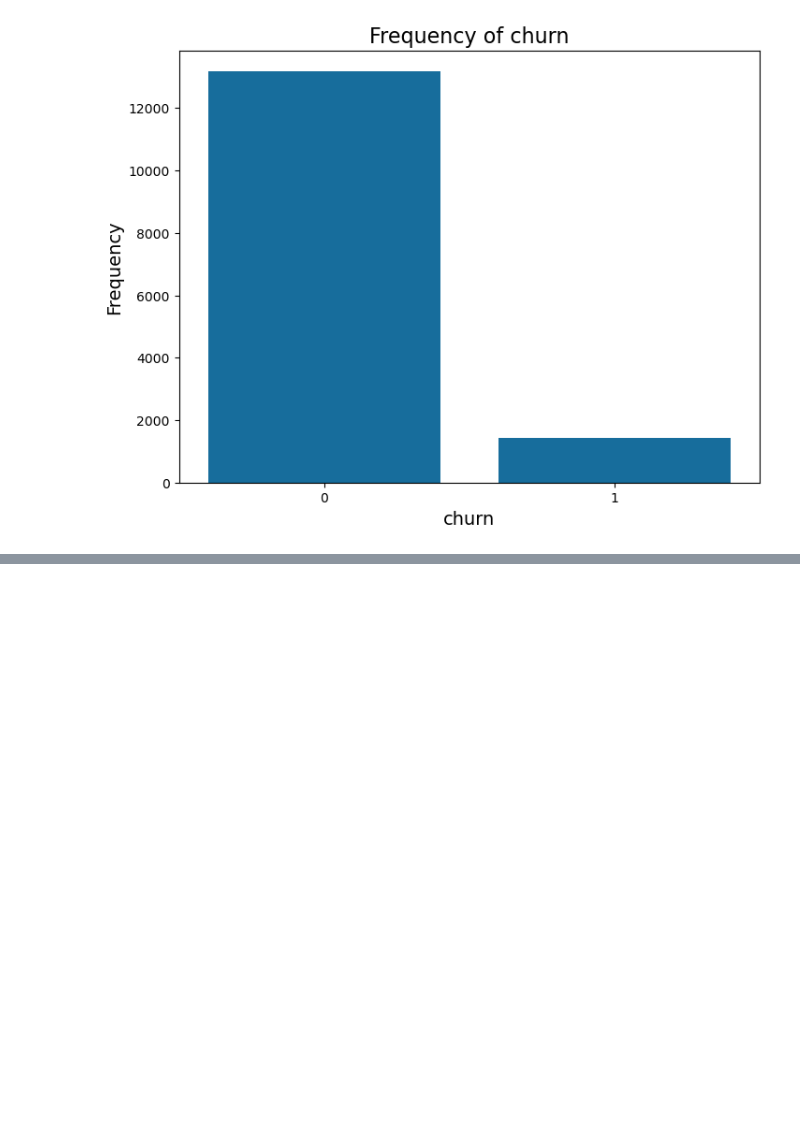
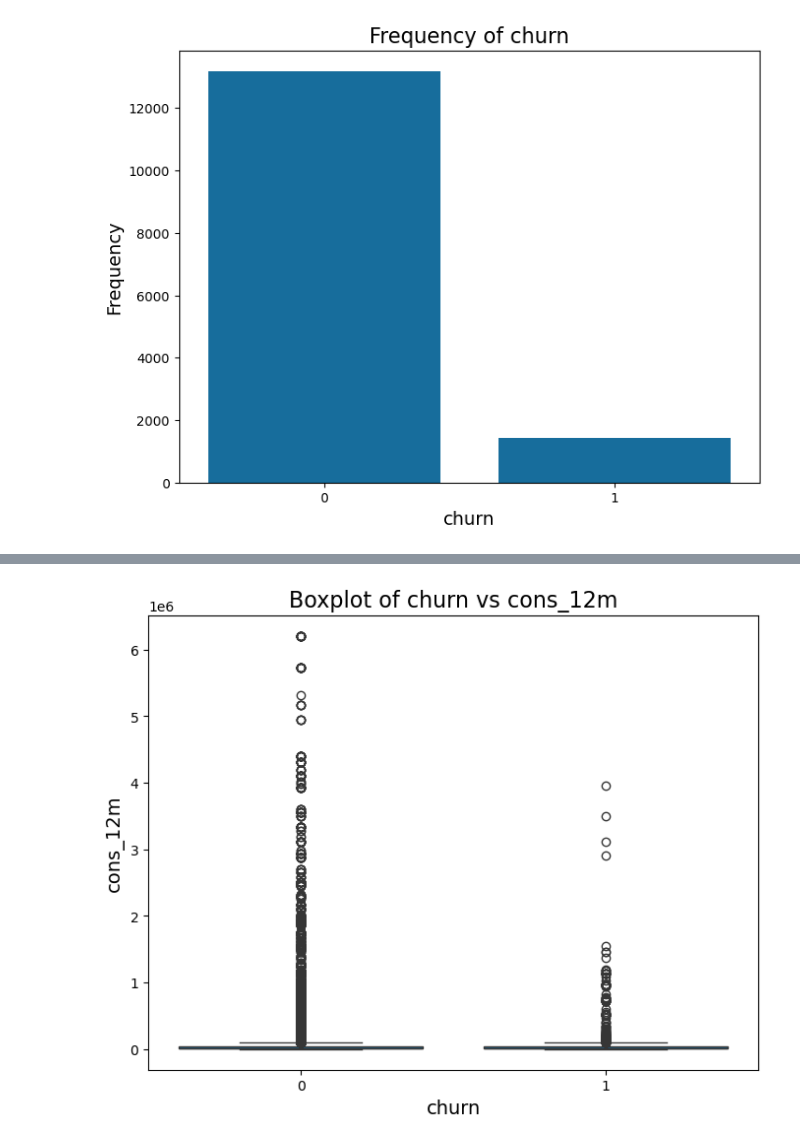
Before and after one commit to RichelCode/BCG-Virtual-Internship, a Jupyter notebook: Richel_Virtual_internship.ipynb, the cells around one changed output, grey strips where cells are left out. Cells and saved outputs as stored; diff of their text form; code cells hidden in the pictures; blank space fills up the shorter version.

```diff
--- a/Richel_Virtual_internship.ipynb
+++ b/Richel_Virtual_internship.ipynb
@@ -427,0 +449,10 @@ plt.show()
+# %%
+# Boxplot for 'churn' (categorical) vs 'cons_12m' (numerical)
+plt.figure(figsize=(8, 6))
+sns.boxplot(x=df['churn'], y=df['cons_12m'])
+plt.title('Boxplot of churn vs cons_12m', fontsize=16)
+plt.xlabel('churn', fontsize=14)
+plt.ylabel('cons_12m', fontsize=14)
+plt.show()
+# %% [output]
+[figure, added]
```
Also changed, not shown: parts of 5 cells of this notebook.
